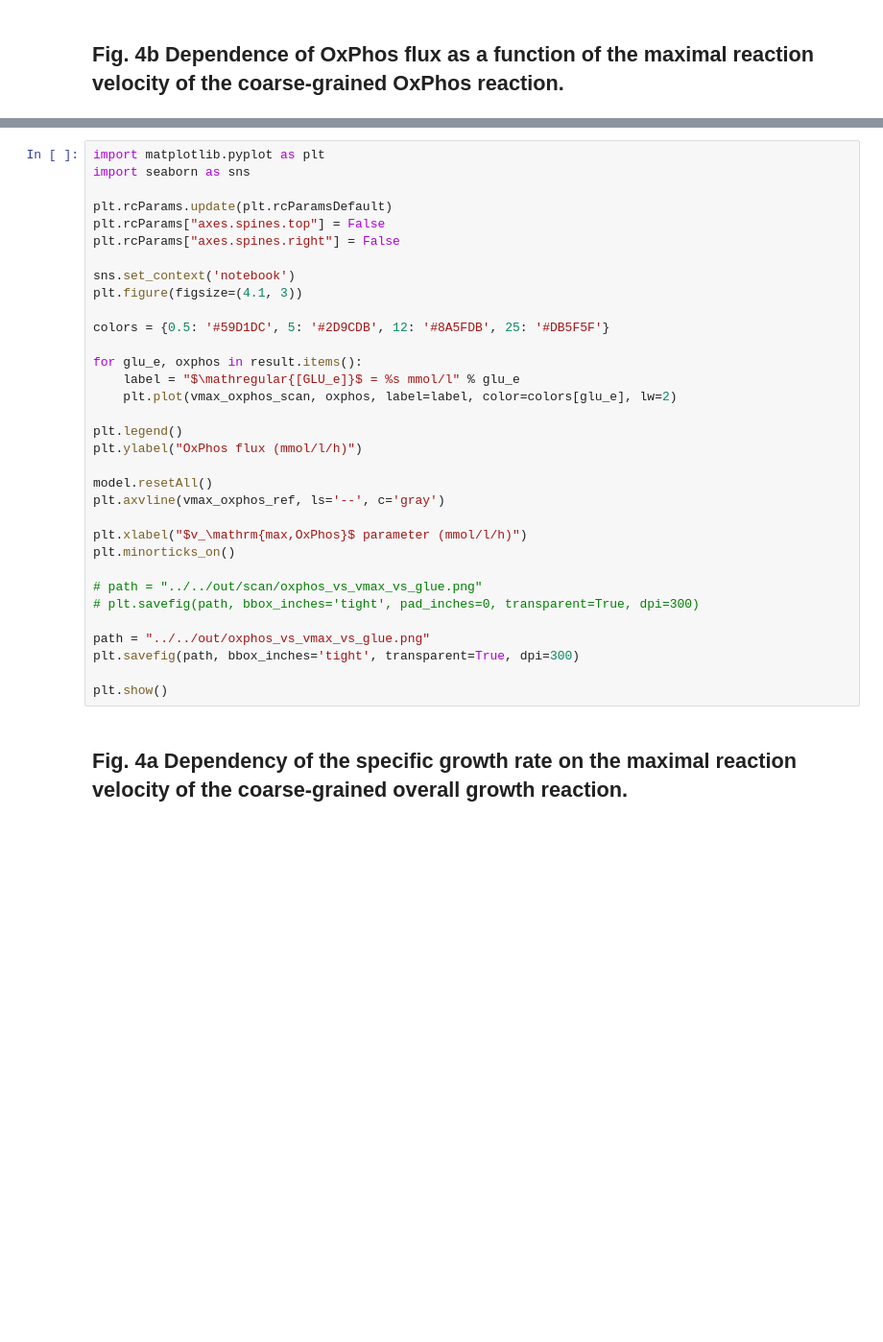
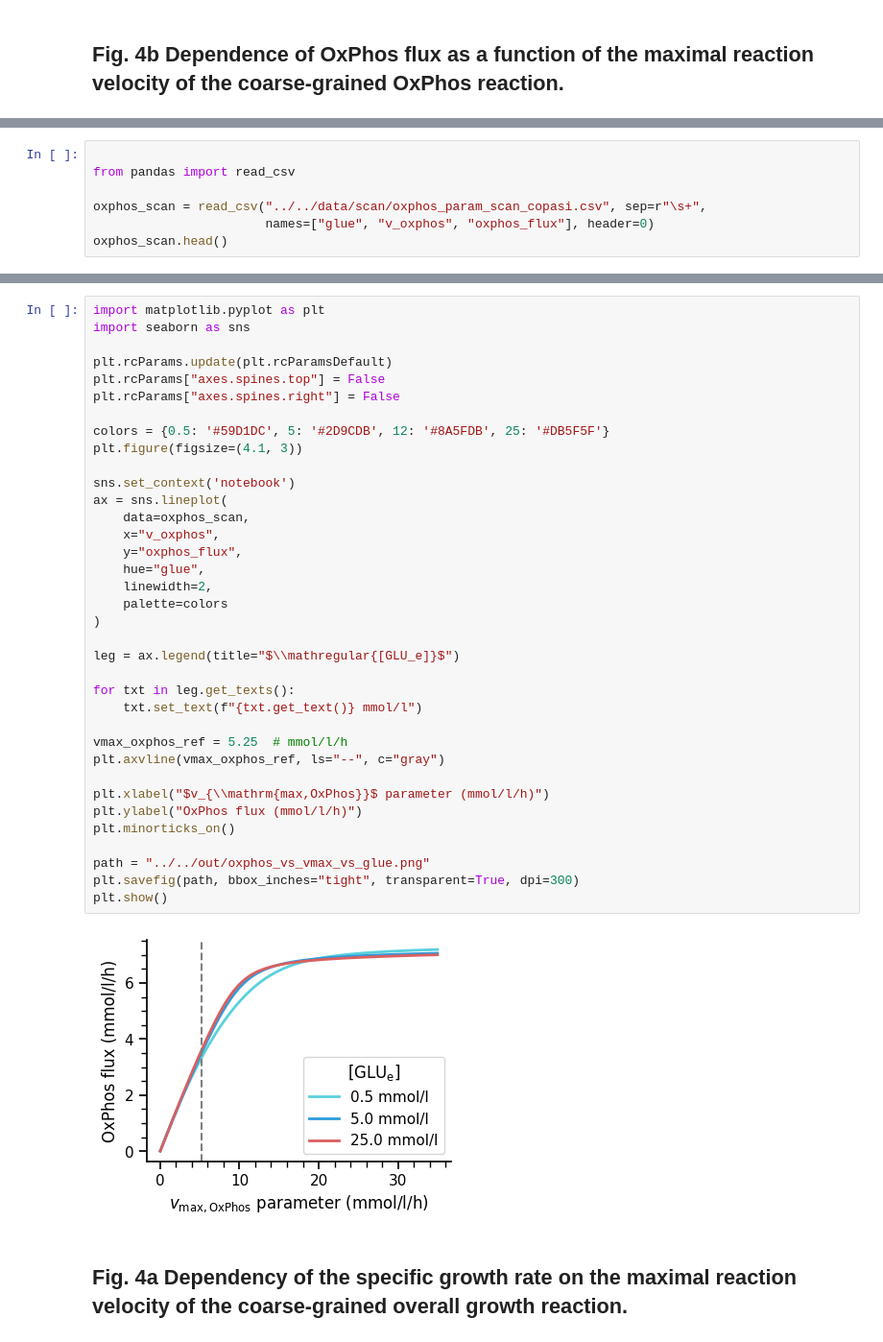
Before and after one commit to stairs/GEM-reduction-for-kinetic-modeling, a Jupyter notebook: analysis/src/simulation/vmax_growth_and_oxphos.ipynb, the cells around one changed output, grey strips where cells are left out. Shown: that part at 96% size. Cells and saved outputs as stored; diff of their text form; blank space fills up the shorter version.

Commit message:
Switch to parameter scan data from Copasi

```diff
--- a/analysis/src/simulation/vmax_growth_and_oxphos.ipynb
+++ b/analysis/src/simulation/vmax_growth_and_oxphos.ipynb
@@ -33,0 +3,7 @@ for glu_e in glu_e_scan:
+# %%
+
+from pandas import read_csv
+
+oxphos_scan = read_csv("../../data/scan/oxphos_param_scan_copasi.csv", sep=r"\s+",
+                       names=["glue", "v_oxphos", "oxphos_flux"], header=0)
+oxphos_scan.head()
@@ -34,35 +17,40 @@ for glu_e in glu_e_scan:
 # %%
 import matplotlib.pyplot as plt
 import seaborn as sns
 
 plt.rcParams.update(plt.rcParamsDefault)
 plt.rcParams["axes.spines.top"] = False
 plt.rcParams["axes.spines.right"] = False
 
-sns.set_context('notebook')
+colors = {0.5: '#59D1DC', 5: '#2D9CDB', 12: '#8A5FDB', 25: '#DB5F5F'}
 plt.figure(figsize=(4.1, 3))
 
-colors = {0.5: '#59D1DC', 5: '#2D9CDB', 12: '#8A5FDB', 25: '#DB5F5F'}
+sns.set_context('notebook')
+ax = sns.lineplot(
+    data=oxphos_scan,
+    x="v_oxphos",
+    y="oxphos_flux",
+    hue="glue",
+    linewidth=2,
+    palette=colors
+)
 
-for glu_e, oxphos in result.items():
-    label = "$\mathregular{[GLU_e]}$ = %s mmol/l" % glu_e
-    plt.plot(vmax_oxphos_scan, oxphos, label=label, color=colors[glu_e], lw=2)
+leg = ax.legend(title="$\\mathregular{[GLU_e]}$")
 
-plt.legend()
+for txt in leg.get_texts():
+    txt.set_text(f"{txt.get_text()} mmol/l")
+
+vmax_oxphos_ref = 5.25  # mmol/l/h
+plt.axvline(vmax_oxphos_ref, ls="--", c="gray")
+
+plt.xlabel("$v_{\\mathrm{max,OxPhos}}$ parameter (mmol/l/h)")
 plt.ylabel("OxPhos flux (mmol/l/h)")
-
-model.resetAll()
-plt.axvline(vmax_oxphos_ref, ls='--', c='gray')
-
-plt.xlabel("$v_\mathrm{max,OxPhos}$ parameter (mmol/l/h)")
 plt.minorticks_on()
 
-# path = "../../out/scan/oxphos_vs_vmax_vs_glue.png"
-# plt.savefig(path, bbox_inches='tight', pad_inches=0, transparent=True, dpi=300)
-
 path = "../../out/oxphos_vs_vmax_vs_glue.png"
-plt.savefig(path, bbox_inches='tight', transparent=True, dpi=300)
-
+plt.savefig(path, bbox_inches="tight", transparent=True, dpi=300)
 plt.show()
+# %% [output]
+[figure, added]
 # %% [markdown]
 ## Fig. 4a Dependency of the specific growth rate on the maximal reaction velocity of the coarse-grained overall growth reaction.
```
Also changed, not shown: parts of 6 cells of this notebook, 2 other files.
